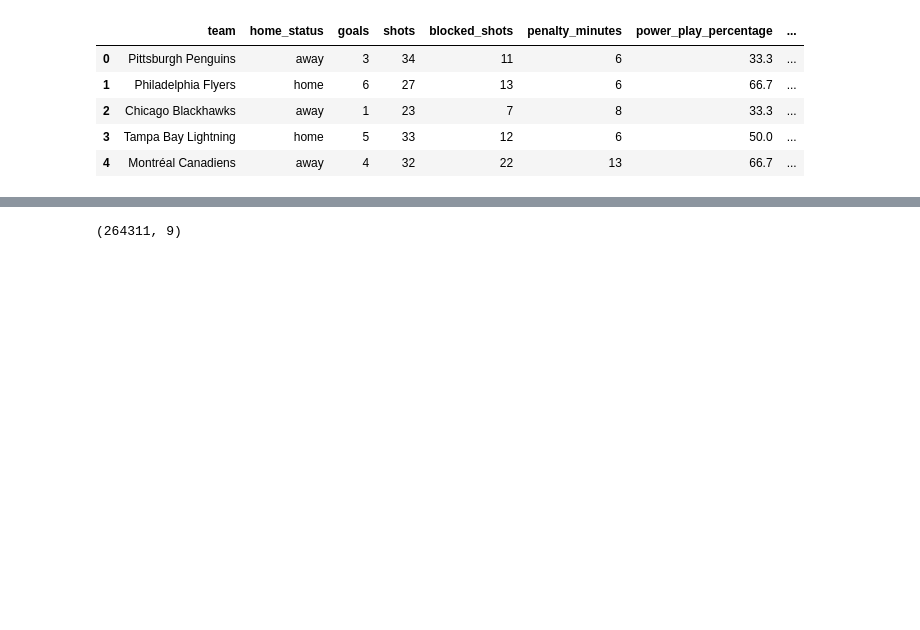
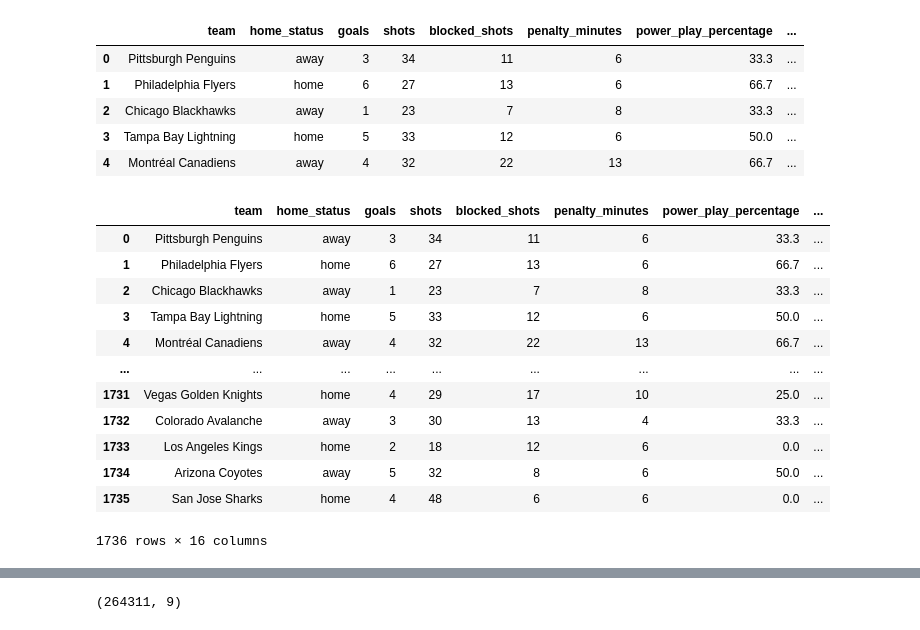
Before and after one commit to RazyChristmas/NHL_predictor, a Jupyter notebook: EDA and Feature engineering .ipynb, the cells around one changed output, grey strips where cells are left out. Drawn from its saved outputs; the diff is of its cells as text; code cells hidden in the pictures; blank space fills up the shorter version.

```diff
--- a/EDA and Feature engineering .ipynb
+++ b/EDA and Feature engineering .ipynb
@@ -29,3 +29,32 @@ model_2020.head()
 | 2 | Chicago Blackhawks | away | 1 | 23 | 7 | 8 | 33.3 | ... |
 | 3 | Tampa Bay Lightning | home | 5 | 33 | 12 | 6 | 50.0 | ... |
 | 4 | Montréal Canadiens | away | 4 | 32 | 22 | 13 | 66.7 | ... |
+# %%
+game_id_list = []
+for i in range(1,10):
+    game_id_list.append(int(f'202002000{i}'))
+    game_id_list.append(int(f'202002000{i}'))
+for i in range(10,100):
+    game_id_list.append(int(f'20200200{i}'))
+    game_id_list.append(int(f'20200200{i}'))
+for i in range(100,869):
+    game_id_list.append(int(f'2020020{i}'))
+    game_id_list.append(int(f'2020020{i}'))
+# %%
+model_2020['game_ids'] = game_id_list
+# %%
+model_2020
+# %% [output]
+|  | team | home_status | goals | shots | blocked_shots | penalty_minutes | power_play_percentage | ... |
+| 0 | Pittsburgh Penguins | away | 3 | 34 | 11 | 6 | 33.3 | ... |
+| 1 | Philadelphia Flyers | home | 6 | 27 | 13 | 6 | 66.7 | ... |
+| 2 | Chicago Blackhawks | away | 1 | 23 | 7 | 8 | 33.3 | ... |
+| 3 | Tampa Bay Lightning | home | 5 | 33 | 12 | 6 | 50.0 | ... |
+| 4 | Montréal Canadiens | away | 4 | 32 | 22 | 13 | 66.7 | ... |
+| ... | ... | ... | ... | ... | ... | ... | ... | ... |
+| 1731 | Vegas Golden Knights | home | 4 | 29 | 17 | 10 | 25.0 | ... |
+| 1732 | Colorado Avalanche | away | 3 | 30 | 13 | 4 | 33.3 | ... |
+| 1733 | Los Angeles Kings | home | 2 | 18 | 12 | 6 | 0.0 | ... |
+| 1734 | Arizona Coyotes | away | 5 | 32 | 8 | 6 | 50.0 | ... |
+| 1735 | San Jose Sharks | home | 4 | 48 | 6 | 6 | 0.0 | ... |
+1736 rows × 16 columns
```
Also changed, not shown: parts of 23 cells of this notebook.
